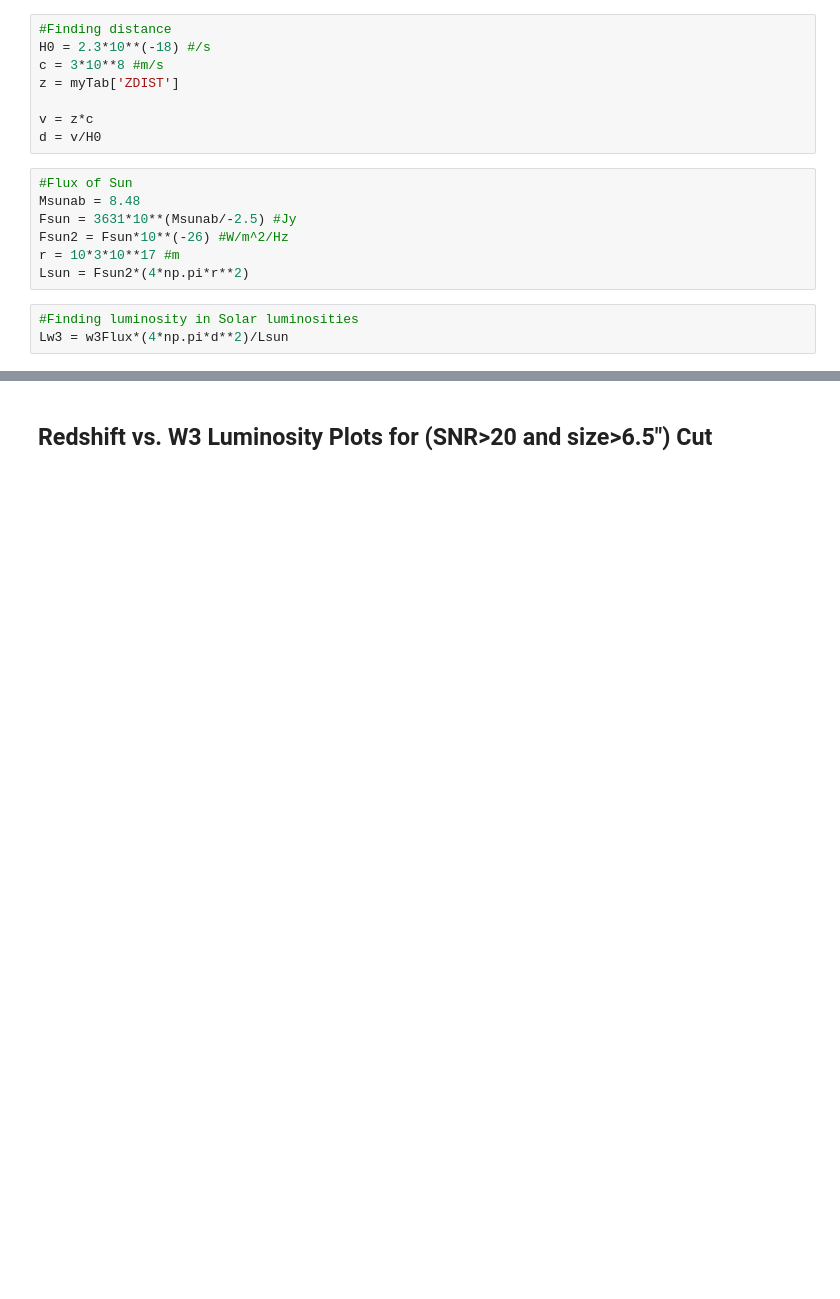
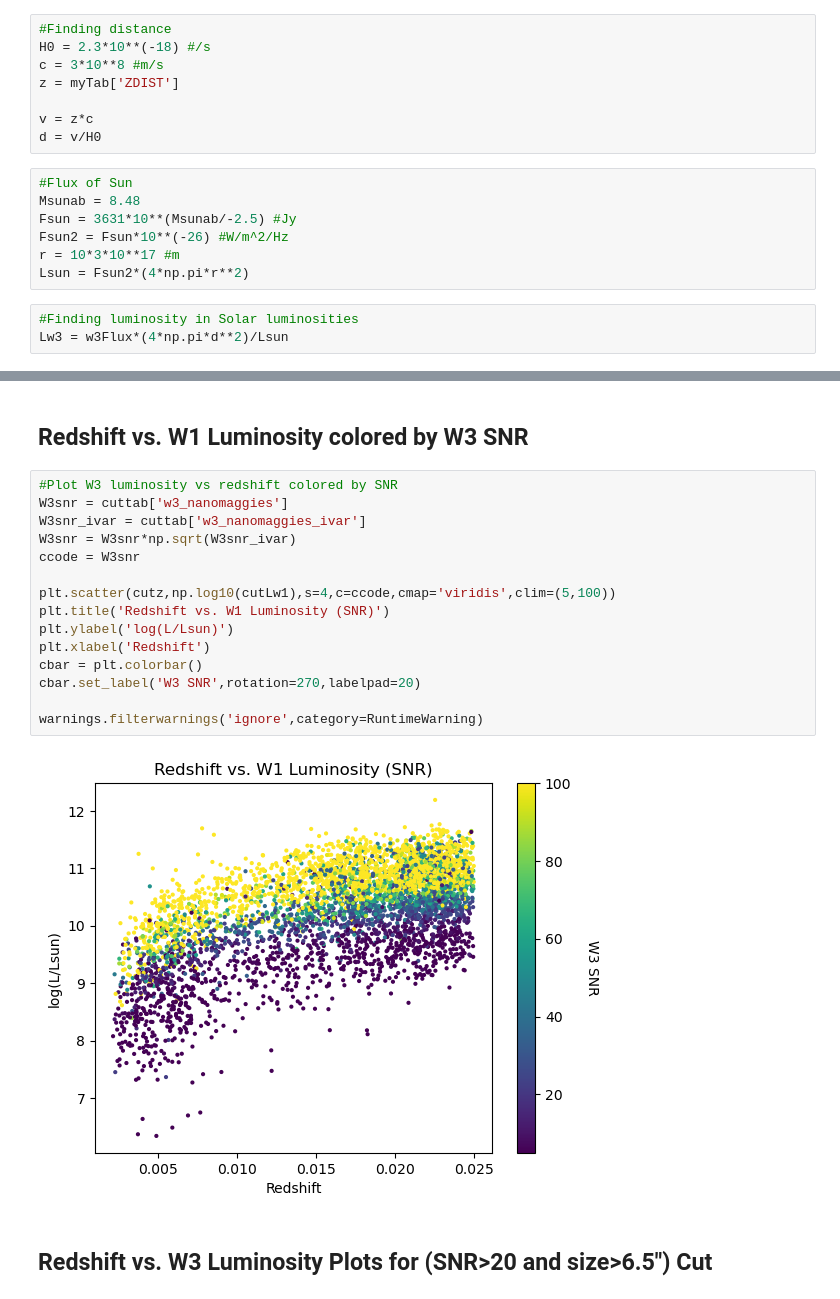
Before and after one commit to EvanBarkus/WISESize_Project, a Jupyter notebook: LvRedshiftPlot.ipynb, the cells around one changed output, grey strips where cells are left out. Cells and saved outputs as stored; diff of their text form; blank space fills up the shorter version.

```diff
--- a/LvRedshiftPlot.ipynb
+++ b/LvRedshiftPlot.ipynb
@@ -104,3 +148,22 @@ Lw3 = w3Flux*(4*np.pi*d**2)/Lsun
+# %% [markdown]
+## Redshift vs. W1 Luminosity colored by W3 SNR
+# %%
+#Plot W3 luminosity vs redshift colored by SNR
+W3snr = cuttab['w3_nanomaggies']
+W3snr_ivar = cuttab['w3_nanomaggies_ivar']
+W3snr = W3snr*np.sqrt(W3snr_ivar)
+ccode = W3snr
+
+plt.scatter(cutz,np.log10(cutLw1),s=4,c=ccode,cmap='viridis',clim=(5,100))
+plt.title('Redshift vs. W1 Luminosity (SNR)')
+plt.ylabel('log(L/Lsun)')
+plt.xlabel('Redshift')
+cbar = plt.colorbar()
+cbar.set_label('W3 SNR',rotation=270,labelpad=20)
+
+warnings.filterwarnings('ignore',category=RuntimeWarning)
+# %% [output]
+[figure, added]
 # %% [markdown]
 ## Redshift vs. W3 Luminosity Plots for (SNR>20 and size>6.5") Cut
 # %%
```
Also changed, not shown: parts of 5 cells of this notebook.
